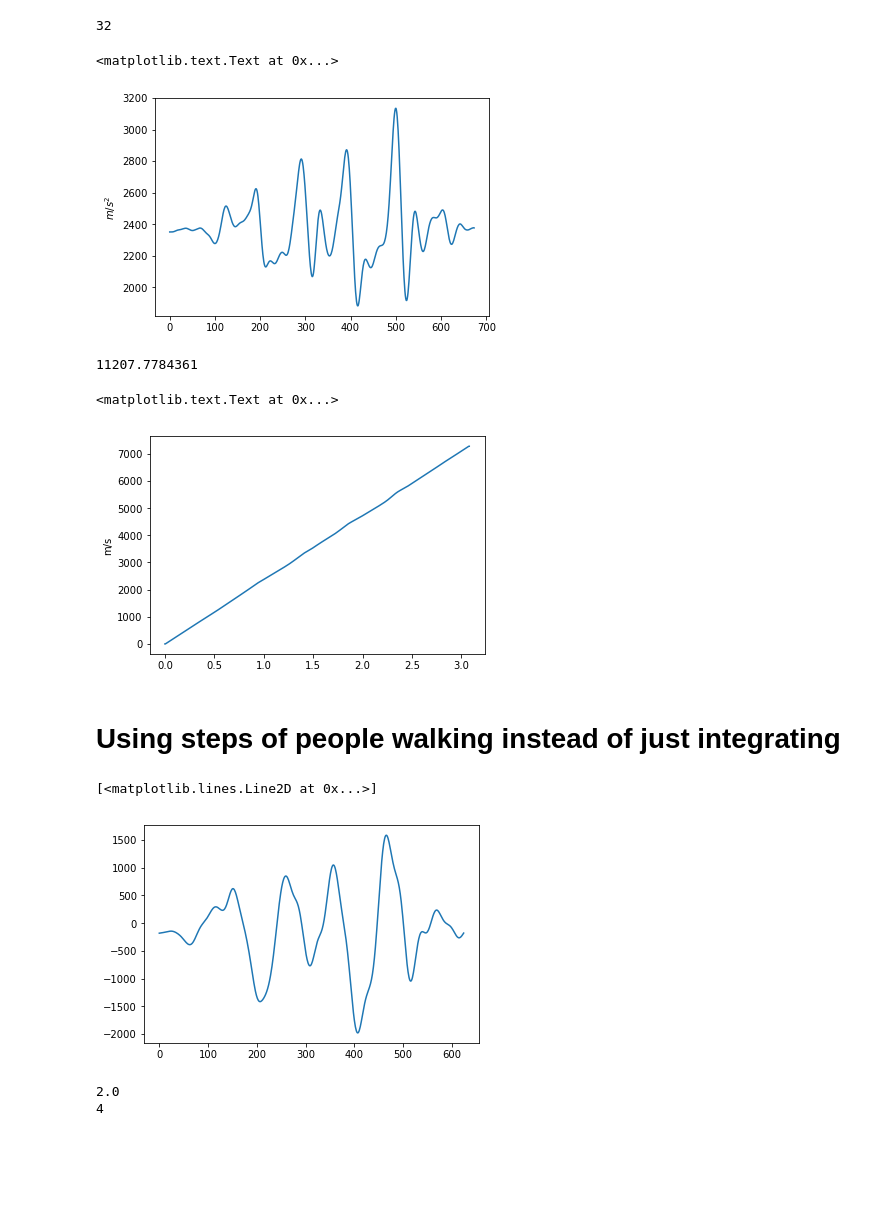
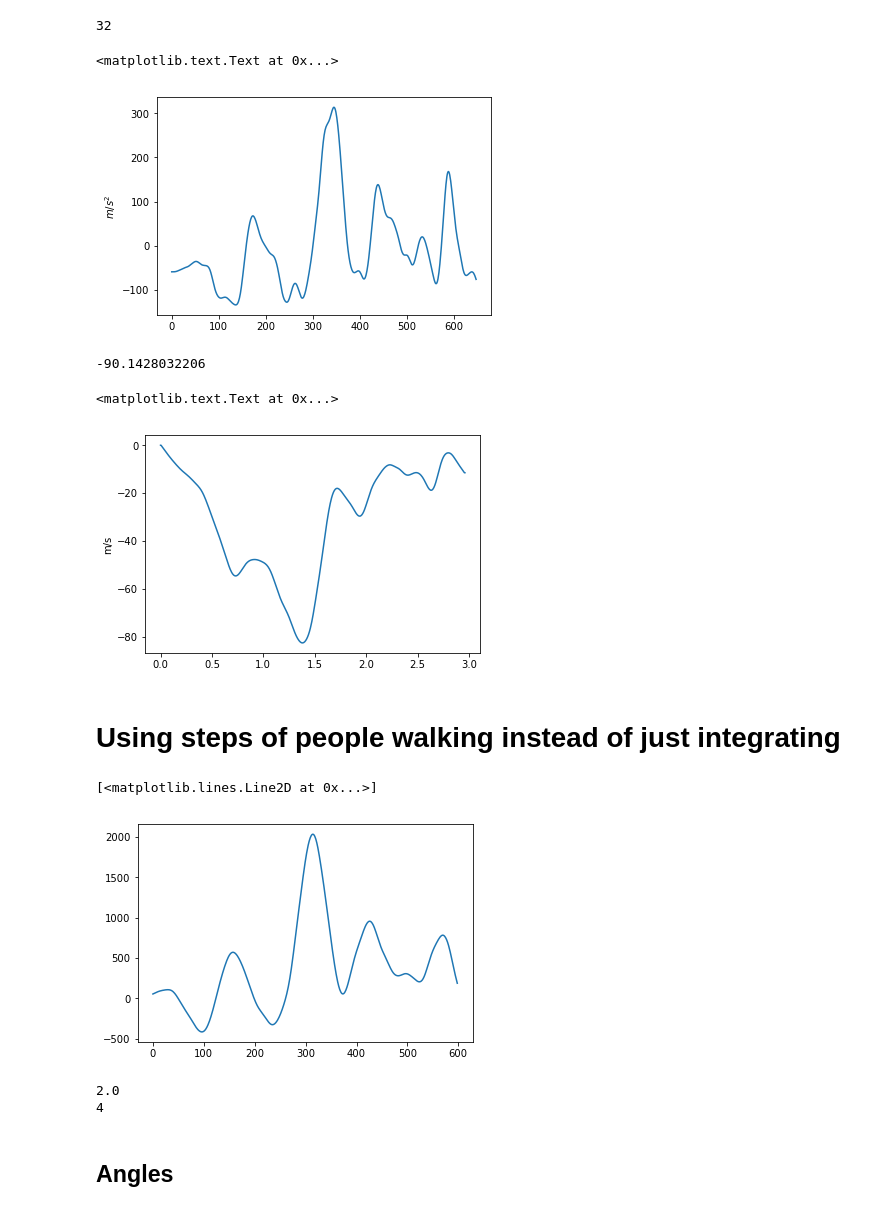
Before and after one commit to ACncpcn/Wireless-SDP, a Jupyter notebook: displacement unidirection/Displacement unidirectional.ipynb, the cells around one changed output. Saved outputs shown, nothing was run; the diff lists cells and outputs as text; code cells hidden in the pictures; blank space fills up the shorter version.

Commit message:
update angle and acceleration detection

```diff
--- a/displacement unidirection/Displacement unidirectional.ipynb
+++ b/displacement unidirection/Displacement unidirectional.ipynb
@@ -22,8 +22,9 @@ print(np.arange(len(list(raw)))[10:])
 []
 []
 # %%
-raw = np.array(pd.read_excel('steps mpu.xlsx'))
-raw = np.ravel(raw[:,3])
+raw = np.array(pd.read_excel('stepsangles.xlsx'))
+col = 3
+raw = np.ravel(raw[:,col])
 raw = raw[np.logical_not(np.isnan(raw))]
 print(raw.shape)
 #print(raw)
@@ -76,7 +77,7 @@ plt.plot(scaled)
 plt.ylabel('$m/s^2$')
 # %% [output]
 <matplotlib.text.Text at 0x...>
-[figure, old version]
+[figure, new version]
 # %%
 baud = 9600 # bit rate bps
 packet = 11 # each packet is 11 bits
@@ -95,25 +96,25 @@ vel[-1] = vel[-2]
 dist = simps(vel,t)
 print(dist)
 # %% [output]
-11207.7784361
+-90.1428032206
 # %%
 plt.plot(t,vel)
 plt.ylabel('m/s')
 # %% [output]
 <matplotlib.text.Text at 0x...>
-[figure, old version]
+[figure, new version]
 # %% [markdown]
 # Using steps of people walking instead of just integrating
 # %%
 # Moving average
-z2 = z - 16000  # value read when not moving is 415
+z2 = z
 window_width = 50
 cumsum_vec = np.cumsum(np.insert(z2, 0, 0))
 ma_vec = (cumsum_vec[window_width:] - cumsum_vec[:-window_width]) / window_width
 plt.plot(ma_vec)
 # %% [output]
 [<matplotlib.lines.Line2D at 0x...>]
-[figure, old version]
+[figure, new version]
 # %%
 from scipy.signal import argrelextrema
 # determine the indices of the local maxima
@@ -130,3 +133,5 @@ print(step)
 # %% [output]
 2.0
 4
+# %% [markdown]
+## Angles
```
Also changed, not shown: parts of 10 cells of this notebook, 3 other files.
